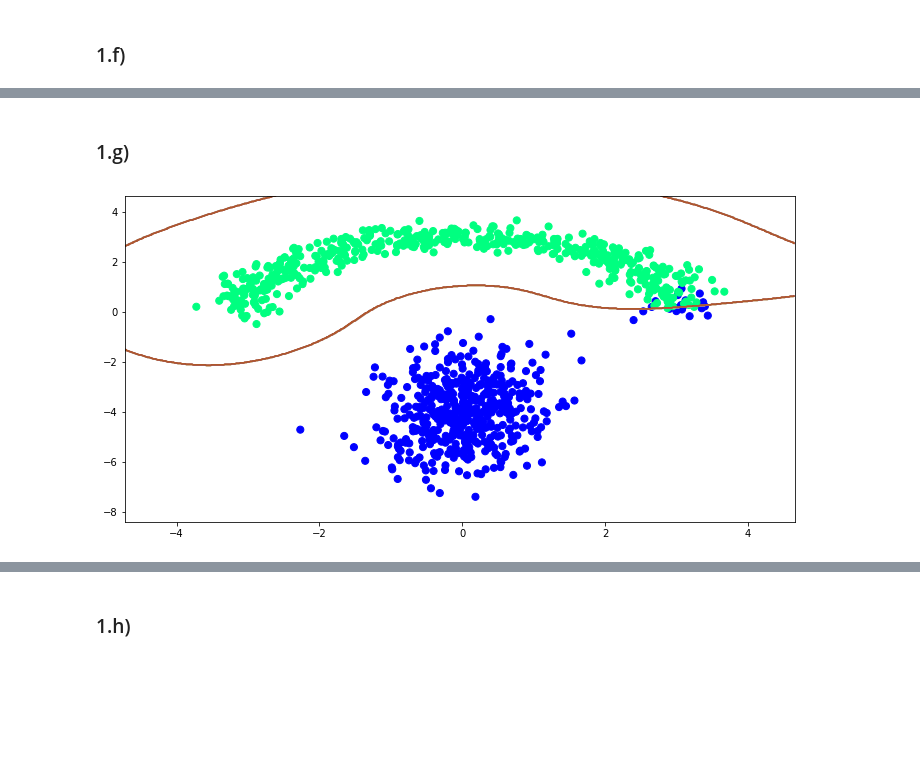
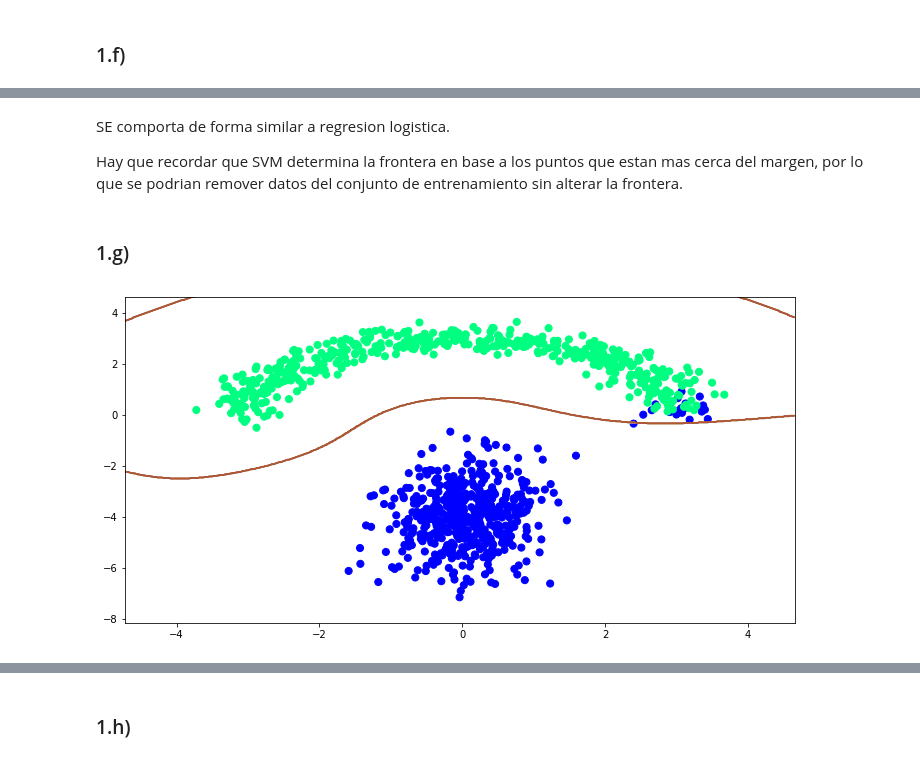
Before and after one commit to GabrielValenzuelaLorca/tarea2maquinas, a Jupyter notebook: Tarea 2.ipynb, the cells around one changed output, grey strips where cells are left out. Saved outputs shown, nothing was run; the diff lists cells and outputs as text; code cells hidden in the pictures; blank space fills up the shorter version.

```diff
--- a/Tarea 2.ipynb
+++ b/Tarea 2.ipynb
@@ -131,14 +141,18 @@ interactive(visualize_border_interactive,param=(p_min,p_max))
+# %% [markdown]
+SE comporta de forma similar a regresion logistica.
+
+Hay que recordar que SVM determina la frontera en base a los puntos que estan mas cerca del margen, por lo que  se podrian remover datos del conjunto de entrenamiento sin alterar la frontera.
 # %% [markdown]
 ### 1.g)
 # %%
 from sklearn.svm import SVC as SVM #SVC is for classification
 def train_model(param):
     model= SVM()
     model.set_params(C=param,kernel='rbf') #try poly
     model.fit(X,y)
     return model
 p_min = 0.01 #define your range
-p_max = 2 #define your range
+p_max = 0.5 #define your range
 interactive(visualize_border_interactive,param=(p_min,p_max))
 # %% [output]
-[figure, old version]
+[figure, new version]
```
Also changed, not shown: parts of 35 cells of this notebook.
